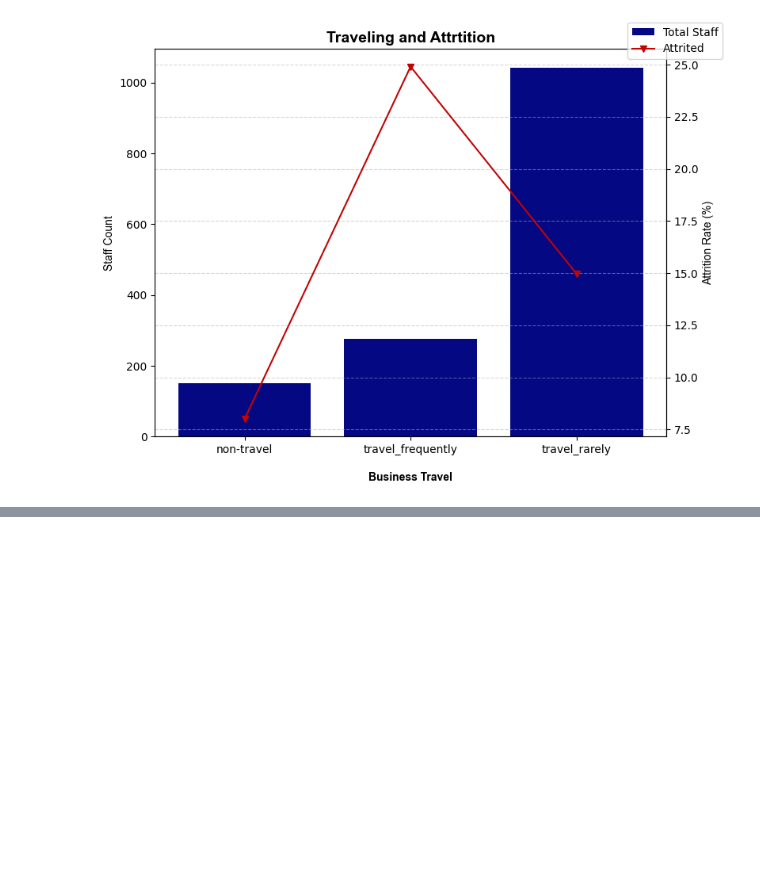
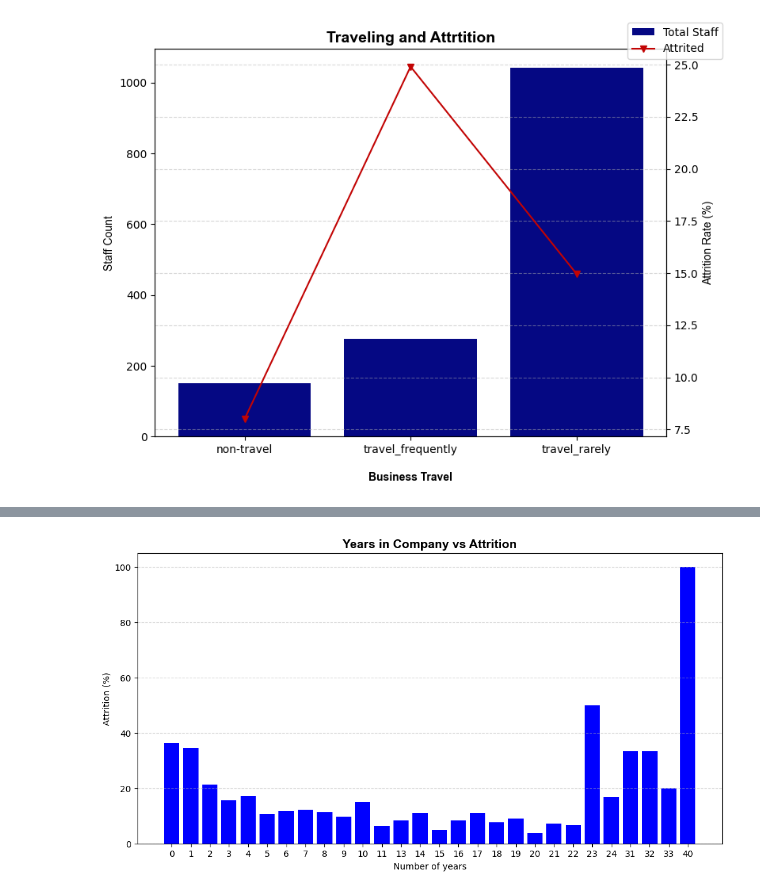
Before and after one commit to iamdrmeka/HR_Attrition_Analysis, a Jupyter notebook: hr_attrition.ipynb, the cells around one changed output, grey strips where cells are left out. Drawn from its saved outputs; the diff is of its cells as text; code cells hidden in the pictures; blank space fills up the shorter version.

```diff
--- a/hr_attrition.ipynb
+++ b/hr_attrition.ipynb
@@ -714,0 +793,7 @@ double_plot(business_travel, 'Business_Travel', 'Business Travel', 'Traveling an
+# %%
+#Tenure in company vs attrition
+
+company_tenure = attrition_tables('years_at_company')
+company_tenure['Years_At_Company'] = company_tenure['Years_At_Company'].astype(str)
+
+company_tenure
@@ -714,0 +818,3 @@ double_plot(business_travel, 'Business_Travel', 'Business Travel', 'Traveling an
+# %%
+company_tenure = company_tenure.dropna()
+company_tenure
@@ -714,0 +839,10 @@ double_plot(business_travel, 'Business_Travel', 'Business Travel', 'Traveling an
+# %%
+plt.figure(figsize=(12, 6))
+plt.bar(company_tenure['Years_At_Company'], company_tenure['Attrition Rate'], color='Blue')
+plt.title('Years in Company vs Attrition', **title_font)
+plt.ylabel("Attrition (%)")
+plt.xlabel('Number of years')
+plt.grid(axis='y', linestyle='dashed', alpha=.5)
+plt.show()
+# %% [output]
+[figure, added]
```
Also changed, not shown: parts of 24 cells of this notebook, 1 other file.
